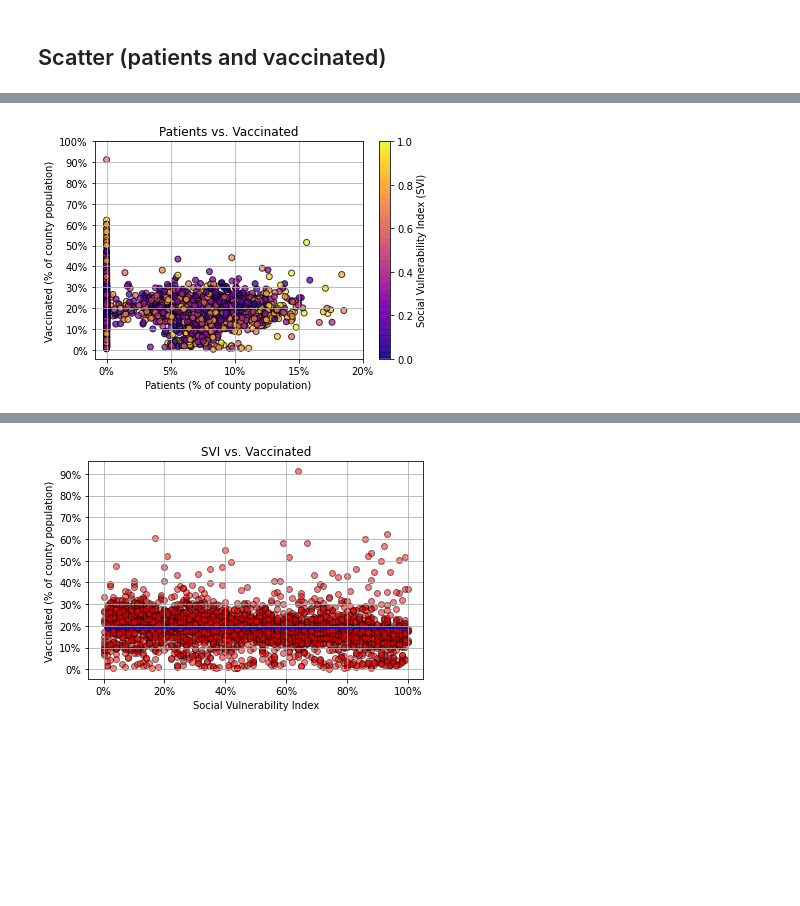
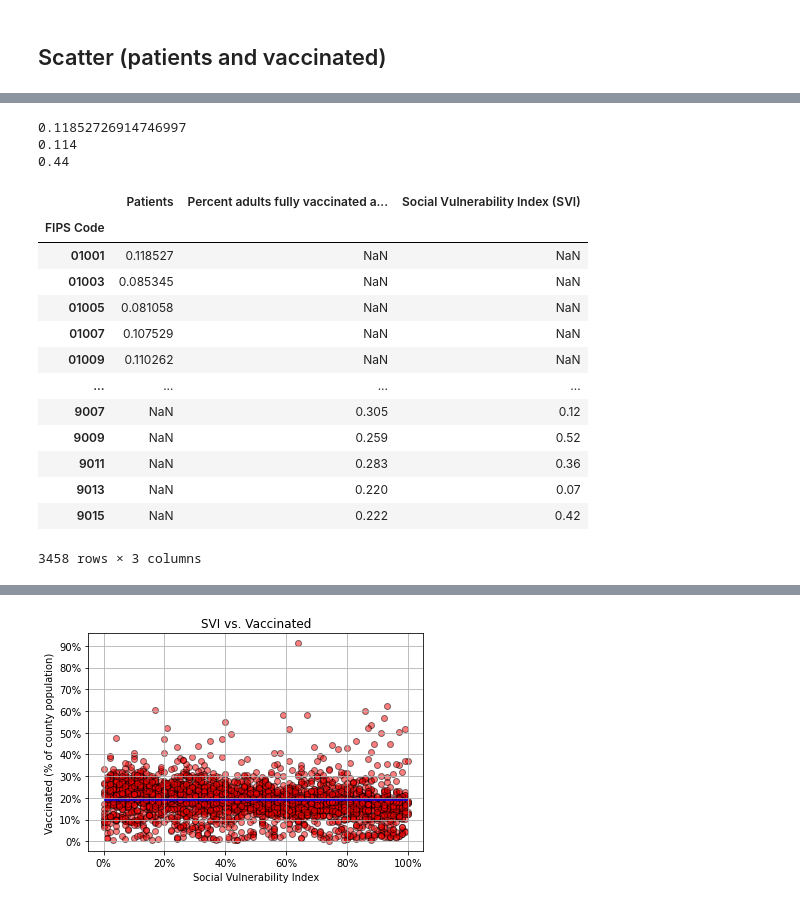
Before and after one commit to mgeffroy/P1-US-COVID-19-Vaccination-Campaign, a Jupyter notebook: P1.3_Scatter.ipynb, the cells around one changed output, grey strips where cells are left out. Saved outputs shown, nothing was run; the diff lists cells and outputs as text; code cells hidden in the pictures; blank space fills up the shorter version.

```diff
--- a/P1.3_Scatter.ipynb
+++ b/P1.3_Scatter.ipynb
@@ -279,40 +279,29 @@ import math
+# %%
+print(x_values[0])
+print(y_values[0])
+print(c_values[0])
+# %% [output]
+0.11852726914746997
+0.114
+0.44
+# %%
+pd.DataFrame(data={x_values.name:x_values,y_values.name:y_values,c_values.name:c_values})
+# %% [output]
+|  | Patients | Percent adults fully vaccinated a... | Social Vulnerability Index (SVI) |
+| FIPS Code |  |  |  |
+| 01001 | 0.118527 | NaN | NaN |
+| 01003 | 0.085345 | NaN | NaN |
+| 01005 | 0.081058 | NaN | NaN |
+| 01007 | 0.107529 | NaN | NaN |
+| 01009 | 0.110262 | NaN | NaN |
+| ... | ... | ... | ... |
+| 9007 | NaN | 0.305 | 0.12 |
+| 9009 | NaN | 0.259 | 0.52 |
+| 9011 | NaN | 0.283 | 0.36 |
+| 9013 | NaN | 0.220 | 0.07 |
+| 9015 | NaN | 0.222 | 0.42 |
+3458 rows × 3 columns
 # %%
 x_values = tot_rel['Patients']
 y_values = vaccination_df['Percent adults fully vaccinated against COVID-19']
 c_values = vaccination_df['Social Vulnerability Index (SVI)']
-# %%
-## SCATTER PLOT
-## Set Scatter Plot parameters
-# plt.scatter(x_values, y_values, color='royalblue', alpha=0.5, edgecolors= "black")
-contour = plt.scatter(x_values, y_values, c=c_values, cmap='plasma', alpha=0.75, edgecolors= "black")
-
-# Set Title, X Label, and Y Label
-plt.title(f"Patients vs. Vaccinated")
-plt.xlabel("Patients (% of county population)")
-plt.ylabel("Vaccinated (% of county population)")
-
-x_lim = math.ceil(x_values.max()*100/5)*5
-x_ticks = [i/100 for i in range(0, x_lim+1, 5)]
-x_ticks_labels = [f'{i/100:.0%}' for i in range(0, x_lim+1, 5)]
-plt.xticks(x_ticks, x_ticks_labels, rotation=0)
-
-y_lim = math.ceil(y_values.max()*100/10)*10
-y_ticks = [i/100 for i in range(0, y_lim+1, 10)]
-y_ticks_labels = [f'{i/100:.0%}' for i in range(0, y_lim+1, 10)]
-plt.yticks(y_ticks, y_ticks_labels, rotation=0)
-
-# plt.hlines(y_values.mean(), 0, x_lim/100, color='red')
-
-## Show grid
-plt.grid()
-
-cbar = plt.colorbar(contour)
-cbar.set_label('Social Vulnerability Index (SVI)')
-
-# Save plot
-# plt.savefig(f"Output/Scatter_01.png")
-
-## Show plot
-plt.show()
-# %% [output]
-[figure, removed]
```
Also changed, not shown: parts of 11 cells of this notebook.
